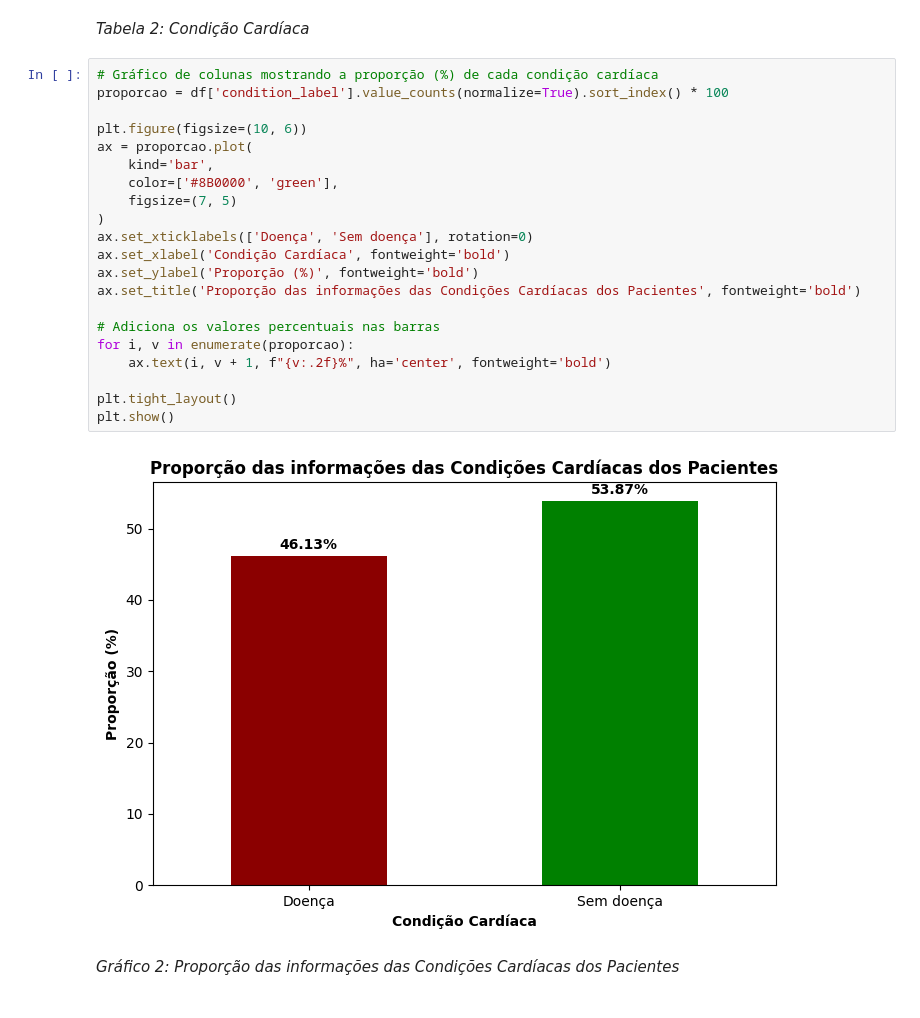
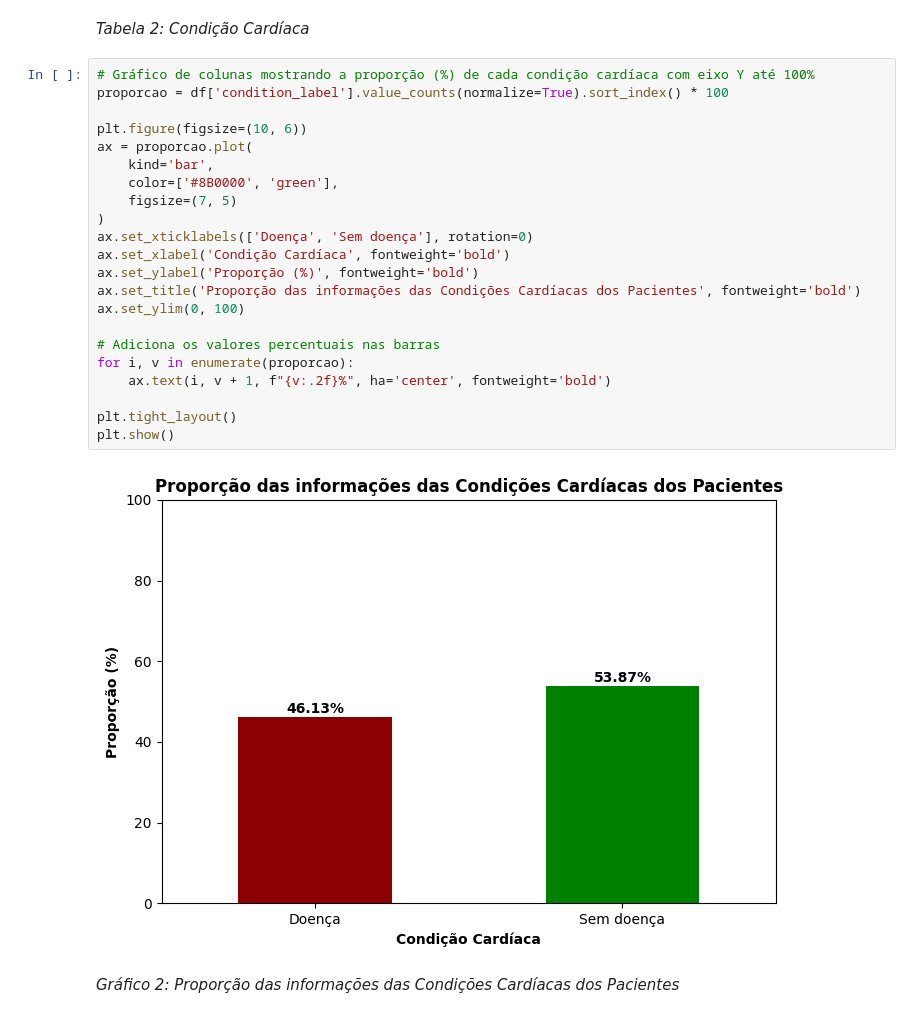
Before and after one commit to luiscpl/PUC_MVP, a Jupyter notebook: MVP_LUIS_CLAUDIO.ipynb, the cells around one changed output. Cells and saved outputs as stored; diff of their text form.

```diff
--- a/MVP_LUIS_CLAUDIO.ipynb
+++ b/MVP_LUIS_CLAUDIO.ipynb
@@ -341,28 +343,29 @@ Name: condition_label, dtype: object
 # %% [markdown]
 *Tabela 2: Condição Cardíaca*
 # %%
-# Gráfico de colunas mostrando a proporção (%) de cada condição cardíaca
+# Gráfico de colunas mostrando a proporção (%) de cada condição cardíaca com eixo Y até 100%
 proporcao = df['condition_label'].value_counts(normalize=True).sort_index() * 100
 
 plt.figure(figsize=(10, 6))
 ax = proporcao.plot(
     kind='bar',
     color=['#8B0000', 'green'],
     figsize=(7, 5)
 )
 ax.set_xticklabels(['Doença', 'Sem doença'], rotation=0)
 ax.set_xlabel('Condição Cardíaca', fontweight='bold')
 ax.set_ylabel('Proporção (%)', fontweight='bold')
 ax.set_title('Proporção das informações das Condições Cardíacas dos Pacientes', fontweight='bold')
+ax.set_ylim(0, 100)
 
 # Adiciona os valores percentuais nas barras
 for i, v in enumerate(proporcao):
     ax.text(i, v + 1, f"{v:.2f}%", ha='center', fontweight='bold')
 
 plt.tight_layout()
 plt.show()
 # %% [output]
-[figure, old version]
+[figure, new version]
 # %% [markdown]
 *Gráfico 2: Proporção das informações das Condições Cardíacas dos Pacientes*
 # %% [markdown]
```
Also changed, not shown: parts of 5 cells of this notebook.
